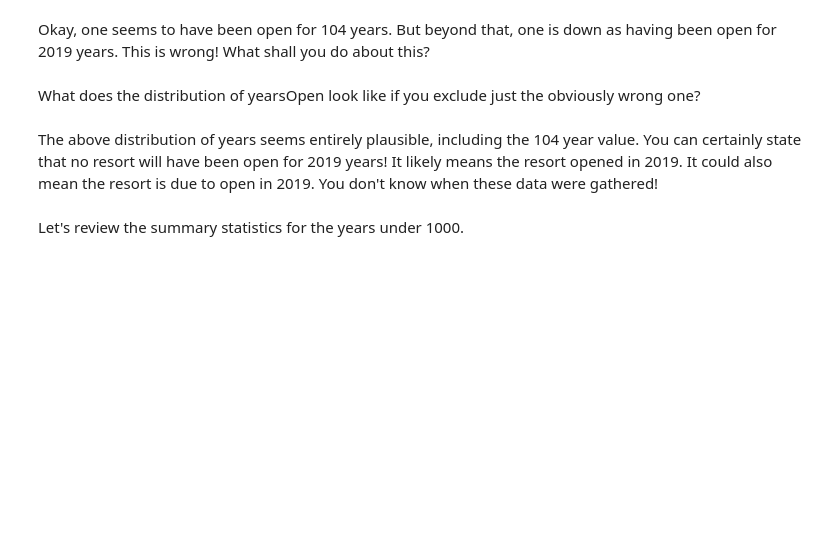
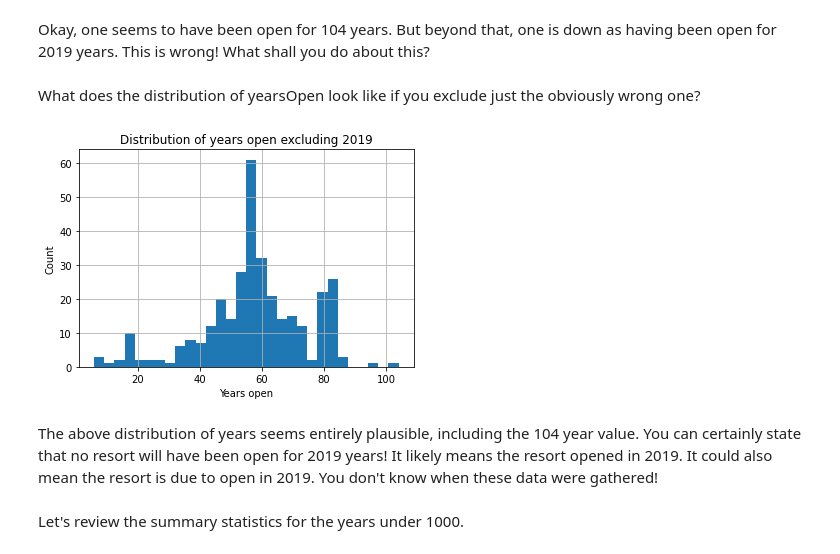
Before and after one commit to datasetdeepdiver/DataScienceGuidedCapstone, a Jupyter notebook: Notebooks/02_data_wrangling.ipynb, the cells around one changed output. Drawn from its saved outputs; the diff is of its cells as text; code cells hidden in the pictures; blank space fills up the shorter version.

```diff
--- a/Notebooks/02_data_wrangling.ipynb
+++ b/Notebooks/02_data_wrangling.ipynb
@@ -559,7 +581,7 @@ ski_data.___[39, 'SkiableTerrain_ac']
 # %%
 #Code task 22#
 #Use the .loc accessor again to modify this value with the correct value of 1819
-ski_data.___[39, 'SkiableTerrain_ac'] = ___
+ski_data.loc[39, 'SkiableTerrain_ac'] = 1819.0
 # %%
 #Code task 23#
 #Use the .loc accessor a final time to verify that the value has been modified
@@ -630,7 +654,7 @@ Drop the fastEight column in its entirety; half the values are missing and all b
 # %%
 #Code task 24#
 #Drop the 'fastEight' column from ski_data. Use inplace=True
-ski_data.drop(columns=___, inplace=___)
+ski_data.drop(columns=['fastEight'], inplace=True, axis=1)
 # %% [markdown]
 What about yearsOpen? How many resorts have purportedly been open for more than 100 years?
 # %%
@@ -644,11 +672,13 @@ What does the distribution of yearsOpen look like if you exclude just the obviou
 # %%
 #Code task 26#
 #Call the hist method on 'yearsOpen' after filtering for values under 1000
 #Pass the argument bins=30 to hist(), but feel free to explore other values
-ski_data.___[ski_data.___ < ___].hist(___)
+ski_data.yearsOpen[ski_data.yearsOpen < 1000].hist(bins=30)
 plt.xlabel('Years open')
 plt.ylabel('Count')
 plt.title('Distribution of years open excluding 2019');
+# %% [output]
+[figure, added]
 # %% [markdown]
 The above distribution of years seems entirely plausible, including the 104 year value. You can certainly state that no resort will have been open for 2019 years! It likely means the resort opened in 2019. It could also mean the resort is due to open in 2019. You don't know when these data were gathered!
 # %% [markdown]
```
Also changed, not shown: parts of 15 cells of this notebook.
